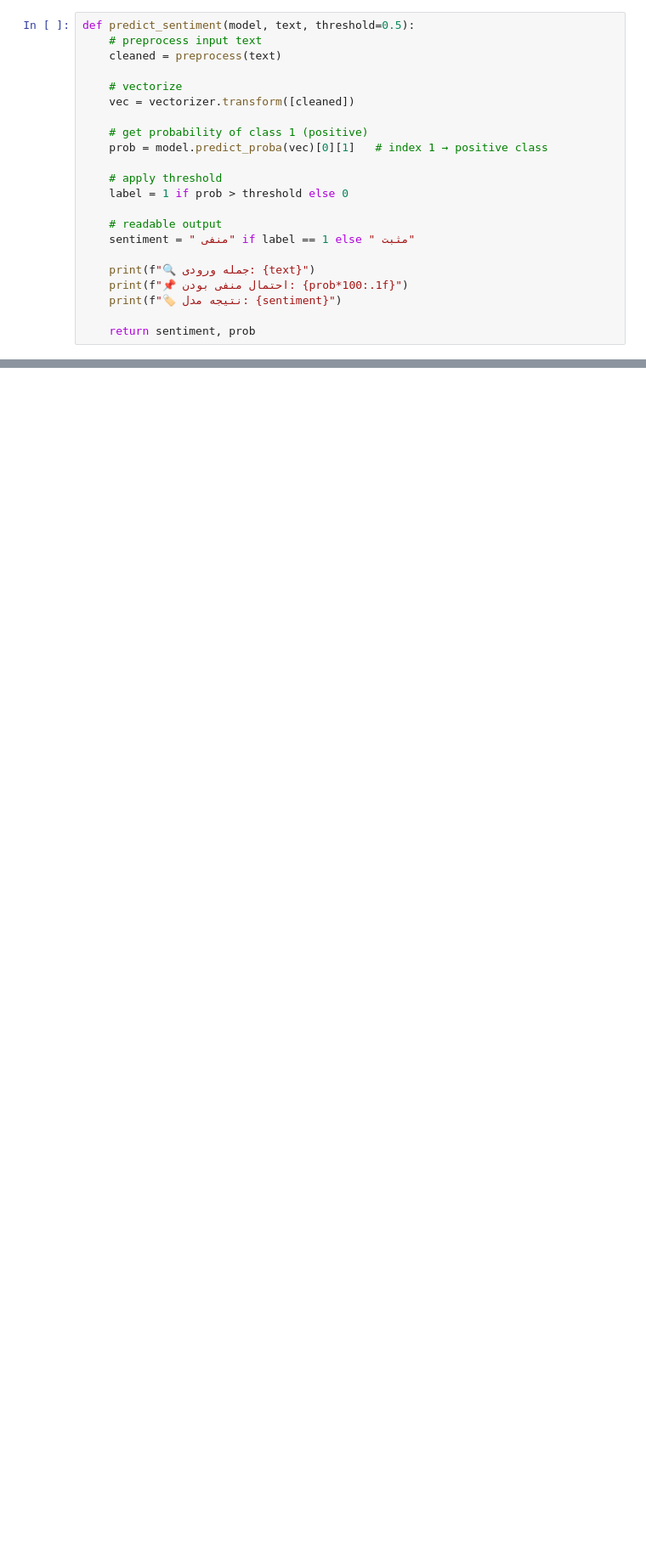
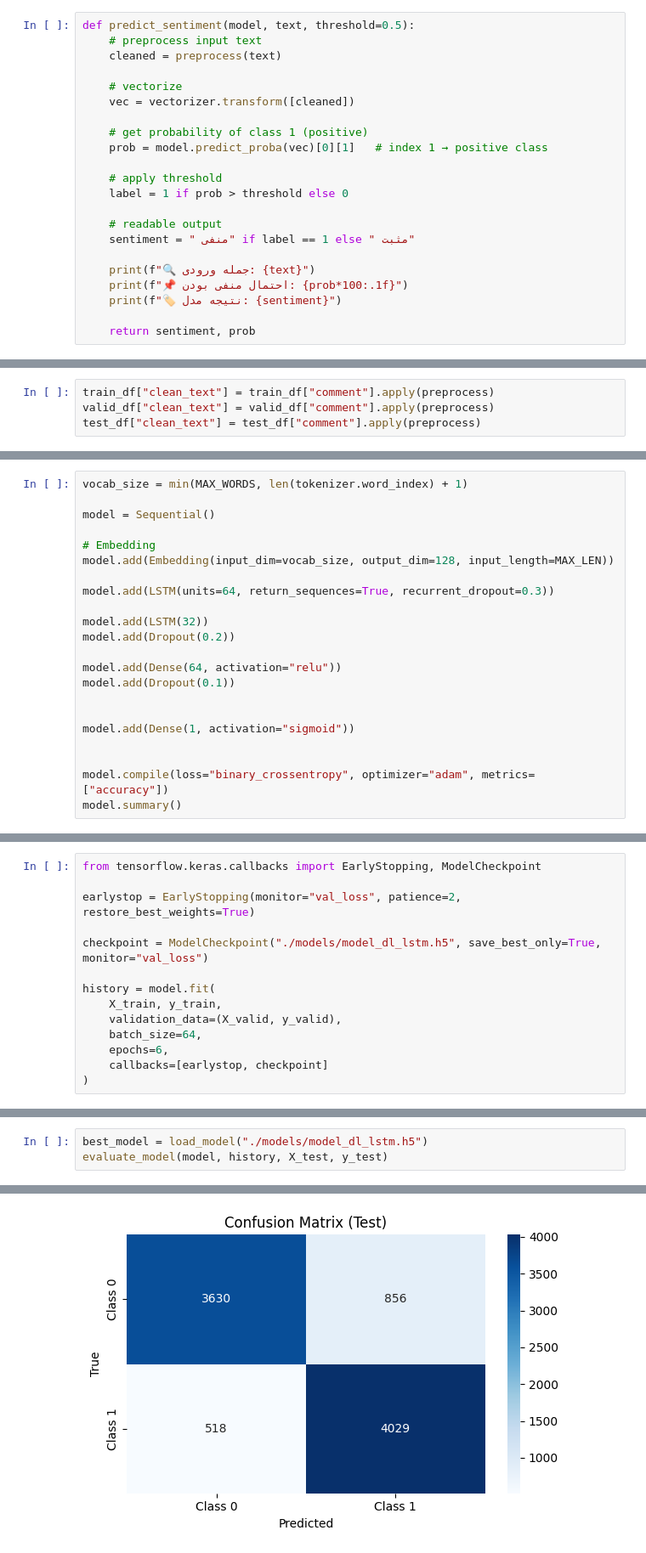
Before and after one commit to mehdighelich1379/snappfood-sentiment-classification, a Jupyter notebook: train_model.ipynb, the cells around one changed output, grey strips where cells are left out. Shown at 85% size. Cells and saved outputs as stored; diff of their text form; blank space fills up the shorter version.

```diff
--- a/train_model.ipynb
+++ b/train_model.ipynb
@@ -406,0 +447,4 @@ for text in texts:
+# %%
+train_df["clean_text"] = train_df["comment"].apply(preprocess)
+valid_df["clean_text"] = valid_df["comment"].apply(preprocess)
+test_df["clean_text"] = test_df["comment"].apply(preprocess)
@@ -406,0 +471,22 @@ for text in texts:
+# %%
+vocab_size = min(MAX_WORDS, len(tokenizer.word_index) + 1)
+
+model = Sequential()
+
+# Embedding
+model.add(Embedding(input_dim=vocab_size, output_dim=128, input_length=MAX_LEN))
+
+model.add(LSTM(units=64, return_sequences=True, recurrent_dropout=0.3))
+
+model.add(LSTM(32))
+model.add(Dropout(0.2))
+
+model.add(Dense(64, activation="relu"))
+model.add(Dropout(0.1))
+
+
+model.add(Dense(1, activation="sigmoid"))
+
+
+model.compile(loss="binary_crossentropy", optimizer="adam", metrics=["accuracy"])
+model.summary()
@@ -406,0 +515,14 @@ for text in texts:
+# %%
+from tensorflow.keras.callbacks import EarlyStopping, ModelCheckpoint
+
+earlystop = EarlyStopping(monitor="val_loss", patience=2, restore_best_weights=True)
+
+checkpoint = ModelCheckpoint("./models/model_dl_lstm.h5", save_best_only=True, monitor="val_loss")
+
+history = model.fit(
+    X_train, y_train,
+    validation_data=(X_valid, y_valid),
+    batch_size=64,
+    epochs=6,
+    callbacks=[earlystop, checkpoint]
+)
@@ -406,0 +647,4 @@ for text in texts:
+# %%
+best_model = load_model("./models/model_dl_lstm.h5")
+evaluate_model(model, history, X_test, y_test)
+# %% [output]
@@ -406,0 +670 @@ for text in texts:
+[figure, added]
```
Also changed, not shown: parts of 13 cells of this notebook, 7 other files.
